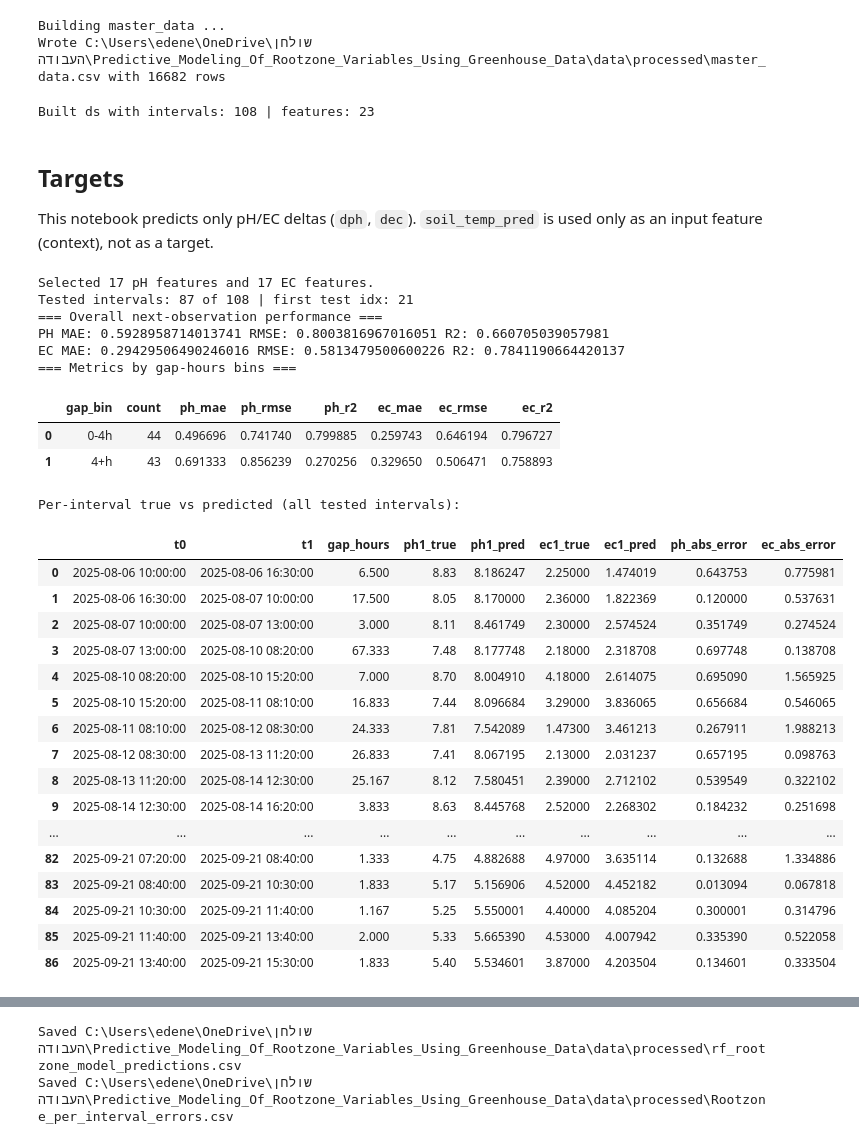
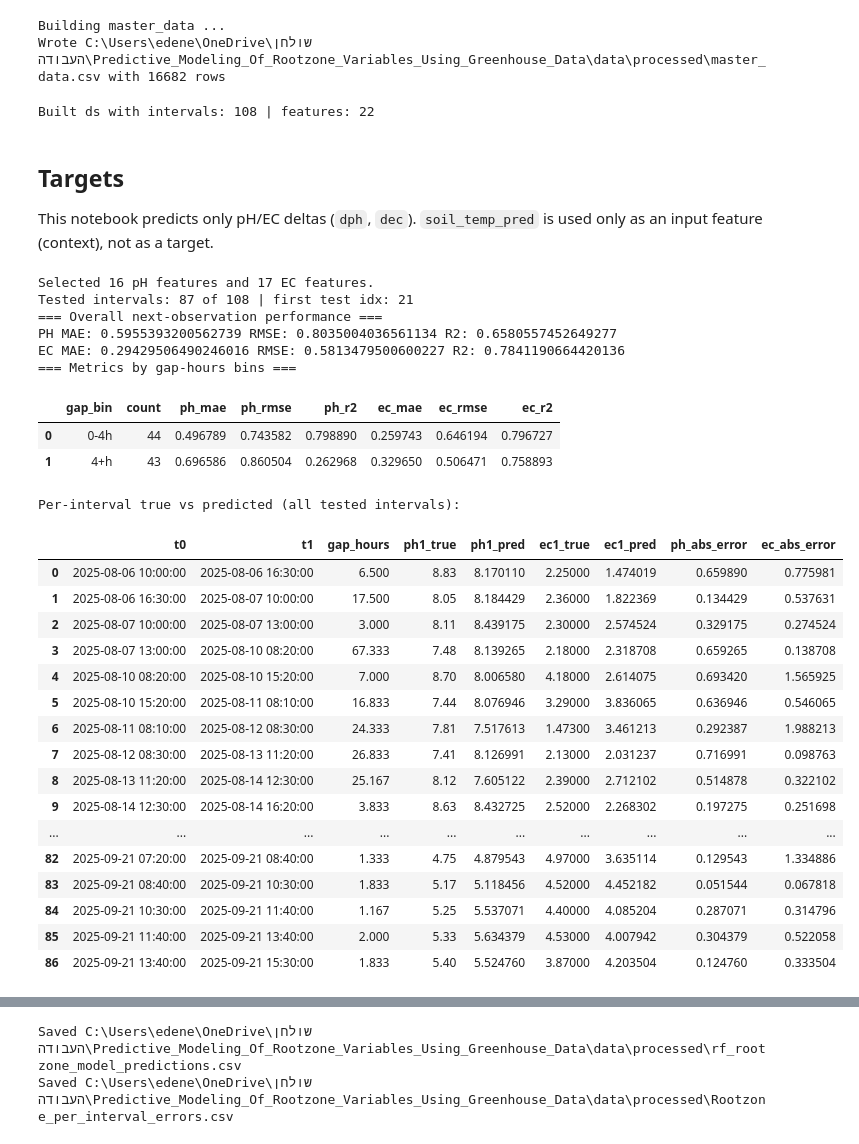
Before and after one commit to EliyahuEden/Predictive_Modeling_Of_Rootzone_Variables_Using_Greenhouse_Data, a Jupyter notebook: scripts/RF_Rootzone_Model.ipynb, the cells around one changed output, grey strips where cells are left out. Cells and saved outputs as stored; diff of their text form; code cells hidden in the pictures.

```diff
--- a/scripts/RF_Rootzone_Model.ipynb
+++ b/scripts/RF_Rootzone_Model.ipynb
@@ -499,9 +499,6 @@ def build_interval_features(master: pd.DataFrame, intervals: pd.DataFrame) -> pd
             feats['irr_ml_sum_last2h'] = 0.0
         if 'fertilization_flag' in seg_last2h.columns:
             fert2h = pd.to_numeric(seg_last2h['fertilization_flag'], errors='coerce').fillna(0)
-            feats['fert_event_count_last2h'] = int((fert2h > 0).sum())
-        else:
-            feats['fert_event_count_last2h'] = 0
 
         # Climate aggregates (only those used)
         if 'internal_air_temp_c' in seg.columns:
@@ -559,7 +556,7 @@ feature_cols_tmp = [c for c in ds.columns if c not in ['t1', 'dph', 'dec']]
 ds = ds.dropna(subset=feature_cols_tmp)
 print('Built ds with intervals:', len(ds), '| features:', len(feature_cols_tmp))
 # %% [output]
-Built ds with intervals: 108 | features: 23
+Built ds with intervals: 108 | features: 22
 # %% [markdown]
 ## Targets
 This notebook predicts only pH/EC deltas (`dph`, `dec`). `soil_temp_pred` is used only as an input feature (context), not as a target.
@@ -590,7 +587,6 @@ feature_cols_ph = [
     'gap_hours',
     'days_since_start',
     'irr_ml_sum_last2h',
-    'fert_event_count_last2h',
 ]
 
 feature_cols_ec = [
@@ -645,6 +641,9 @@ rf_params_ec = dict(
 
 print(f"Selected {len(feature_cols_ph)} pH features and {len(feature_cols_ec)} EC features.")
 
+# Short/long gap split for training
+GAP_SPLIT_HOURS = 8.0
+
 initial_train = min(30, max(5, len(ds)//5))
 if len(ds) <= initial_train + 1:
     raise RuntimeError(f"Not enough intervals: n={len(ds)} for initial_train={initial_train}")
@@ -673,6 +672,8 @@ for i in range(initial_train, len(ds)):
     ec1_pred = ec0 + dec_pred
 
     pred_rows.append({
+
+
 
         't0': ds.index[i], 't1': ds.iloc[i]['t1'], 'gap_hours': gap_hours,
         'ph0': ph0, 'ec0': ec0,
@@ -732,54 +733,54 @@ for gap_bin, grp in pred_df.groupby('gap_bin'):
 
 bin_df = pd.DataFrame(bin_rows).sort_values('gap_bin')
 print("=== Metrics by gap-hours bins ===")
 display(bin_df)
 
 pred_df['ph_abs_error'] = np.abs(pred_df['ph1_pred'] - pred_df['ph1_true'])
 pred_df['ec_abs_error'] = np.abs(pred_df['ec1_pred'] - pred_df['ec1_true'])
 pred_df['ph_signed_error'] = pred_df['ph1_pred'] - pred_df['ph1_true']
 pred_df['ec_signed_error'] = pred_df['ec1_pred'] - pred_df['ec1_true']
 print('Per-interval true vs predicted (all tested intervals):')
 tbl = pred_df[['t1','gap_hours','ph1_true','ph1_pred','ec1_true','ec1_pred','ph_abs_error','ec_abs_error']].copy()
 tbl = tbl.reset_index().rename(columns={'t0':'t0'})
 tbl = tbl.rename(columns={tbl.columns[0]:'t0'})
 tbl['gap_hours'] = tbl['gap_hours'].astype(float).round(3)
 tbl['ph1_true'] = tbl['ph1_true'].astype(float).round(6)
 tbl['ph1_pred'] = tbl['ph1_pred'].astype(float).round(6)
 tbl['ec1_true'] = tbl['ec1_true'].astype(float).round(6)
 tbl['ec1_pred'] = tbl['ec1_pred'].astype(float).round(6)
 tbl['ph_abs_error'] = tbl['ph_abs_error'].astype(float).round(6)
 tbl['ec_abs_error'] = tbl['ec_abs_error'].astype(float).round(6)
 pd.set_option('display.max_rows', None)
 pd.set_option('display.max_columns', None)
 display(tbl)
 # %% [output]
-Selected 17 pH features and 17 EC features.
+Selected 16 pH features and 17 EC features.
 Tested intervals: 87 of 108 | first test idx: 21
 === Overall next-observation performance ===
-PH MAE: 0.5928958714013741 RMSE: 0.8003816967016051 R2: 0.660705039057981
-EC MAE: 0.29429506490246016 RMSE: 0.5813479500600226 R2: 0.7841190664420137
+PH MAE: 0.5955393200562739 RMSE: 0.8035004036561134 R2: 0.6580557452649277
+EC MAE: 0.29429506490246016 RMSE: 0.5813479500600227 R2: 0.7841190664420136
 === Metrics by gap-hours bins ===
 |  | gap_bin | count | ph_mae | ph_rmse | ph_r2 | ec_mae | ec_rmse | ec_r2 |
-| 0 | 0-4h | 44 | 0.496696 | 0.741740 | 0.799885 | 0.259743 | 0.646194 | 0.796727 |
-| 1 | 4+h | 43 | 0.691333 | 0.856239 | 0.270256 | 0.329650 | 0.506471 | 0.758893 |
+| 0 | 0-4h | 44 | 0.496789 | 0.743582 | 0.798890 | 0.259743 | 0.646194 | 0.796727 |
+| 1 | 4+h | 43 | 0.696586 | 0.860504 | 0.262968 | 0.329650 | 0.506471 | 0.758893 |
 Per-interval true vs predicted (all tested intervals):
 |  | t0 | t1 | gap_hours | ph1_true | ph1_pred | ec1_true | ec1_pred | ph_abs_error | ec_abs_error |
-| 0 | 2025-08-06 10:00:00 | 2025-08-06 16:30:00 | 6.500 | 8.83 | 8.186247 | 2.25000 | 1.474019 | 0.643753 | 0.775981 |
-| 1 | 2025-08-06 16:30:00 | 2025-08-07 10:00:00 | 17.500 | 8.05 | 8.170000 | 2.36000 | 1.822369 | 0.120000 | 0.537631 |
-| 2 | 2025-08-07 10:00:00 | 2025-08-07 13:00:00 | 3.000 | 8.11 | 8.461749 | 2.30000 | 2.574524 | 0.351749 | 0.274524 |
-| 3 | 2025-08-07 13:00:00 | 2025-08-10 08:20:00 | 67.333 | 7.48 | 8.177748 | 2.18000 | 2.318708 | 0.697748 | 0.138708 |
-| 4 | 2025-08-10 08:20:00 | 2025-08-10 15:20:00 | 7.000 | 8.70 | 8.004910 | 4.18000 | 2.614075 | 0.695090 | 1.565925 |
-| 5 | 2025-08-10 15:20:00 | 2025-08-11 08:10:00 | 16.833 | 7.44 | 8.096684 | 3.29000 | 3.836065 | 0.656684 | 0.546065 |
-| 6 | 2025-08-11 08:10:00 | 2025-08-12 08:30:00 | 24.333 | 7.81 | 7.542089 | 1.47300 | 3.461213 | 0.267911 | 1.988213 |
-| 7 | 2025-08-12 08:30:00 | 2025-08-13 11:20:00 | 26.833 | 7.41 | 8.067195 | 2.13000 | 2.031237 | 0.657195 | 0.098763 |
-| 8 | 2025-08-13 11:20:00 | 2025-08-14 12:30:00 | 25.167 | 8.12 | 7.580451 | 2.39000 | 2.712102 | 0.539549 | 0.322102 |
-| 9 | 2025-08-14 12:30:00 | 2025-08-14 16:20:00 | 3.833 | 8.63 | 8.445768 | 2.52000 | 2.268302 | 0.184232 | 0.251698 |
+| 0 | 2025-08-06 10:00:00 | 2025-08-06 16:30:00 | 6.500 | 8.83 | 8.170110 | 2.25000 | 1.474019 | 0.659890 | 0.775981 |
+| 1 | 2025-08-06 16:30:00 | 2025-08-07 10:00:00 | 17.500 | 8.05 | 8.184429 | 2.36000 | 1.822369 | 0.134429 | 0.537631 |
+| 2 | 2025-08-07 10:00:00 | 2025-08-07 13:00:00 | 3.000 | 8.11 | 8.439175 | 2.30000 | 2.574524 | 0.329175 | 0.274524 |
+| 3 | 2025-08-07 13:00:00 | 2025-08-10 08:20:00 | 67.333 | 7.48 | 8.139265 | 2.18000 | 2.318708 | 0.659265 | 0.138708 |
+| 4 | 2025-08-10 08:20:00 | 2025-08-10 15:20:00 | 7.000 | 8.70 | 8.006580 | 4.18000 | 2.614075 | 0.693420 | 1.565925 |
+| 5 | 2025-08-10 15:20:00 | 2025-08-11 08:10:00 | 16.833 | 7.44 | 8.076946 | 3.29000 | 3.836065 | 0.636946 | 0.546065 |
+| 6 | 2025-08-11 08:10:00 | 2025-08-12 08:30:00 | 24.333 | 7.81 | 7.517613 | 1.47300 | 3.461213 | 0.292387 | 1.988213 |
+| 7 | 2025-08-12 08:30:00 | 2025-08-13 11:20:00 | 26.833 | 7.41 | 8.126991 | 2.13000 | 2.031237 | 0.716991 | 0.098763 |
+| 8 | 2025-08-13 11:20:00 | 2025-08-14 12:30:00 | 25.167 | 8.12 | 7.605122 | 2.39000 | 2.712102 | 0.514878 | 0.322102 |
+| 9 | 2025-08-14 12:30:00 | 2025-08-14 16:20:00 | 3.833 | 8.63 | 8.432725 | 2.52000 | 2.268302 | 0.197275 | 0.251698 |
 | ... | ... | ... | ... | ... | ... | ... | ... | ... | ... |
-| 82 | 2025-09-21 07:20:00 | 2025-09-21 08:40:00 | 1.333 | 4.75 | 4.882688 | 4.97000 | 3.635114 | 0.132688 | 1.334886 |
-| 83 | 2025-09-21 08:40:00 | 2025-09-21 10:30:00 | 1.833 | 5.17 | 5.156906 | 4.52000 | 4.452182 | 0.013094 | 0.067818 |
-| 84 | 2025-09-21 10:30:00 | 2025-09-21 11:40:00 | 1.167 | 5.25 | 5.550001 | 4.40000 | 4.085204 | 0.300001 | 0.314796 |
-| 85 | 2025-09-21 11:40:00 | 2025-09-21 13:40:00 | 2.000 | 5.33 | 5.665390 | 4.53000 | 4.007942 | 0.335390 | 0.522058 |
-| 86 | 2025-09-21 13:40:00 | 2025-09-21 15:30:00 | 1.833 | 5.40 | 5.534601 | 3.87000 | 4.203504 | 0.134601 | 0.333504 |
+| 82 | 2025-09-21 07:20:00 | 2025-09-21 08:40:00 | 1.333 | 4.75 | 4.879543 | 4.97000 | 3.635114 | 0.129543 | 1.334886 |
+| 83 | 2025-09-21 08:40:00 | 2025-09-21 10:30:00 | 1.833 | 5.17 | 5.118456 | 4.52000 | 4.452182 | 0.051544 | 0.067818 |
+| 84 | 2025-09-21 10:30:00 | 2025-09-21 11:40:00 | 1.167 | 5.25 | 5.537071 | 4.40000 | 4.085204 | 0.287071 | 0.314796 |
+| 85 | 2025-09-21 11:40:00 | 2025-09-21 13:40:00 | 2.000 | 5.33 | 5.634379 | 4.53000 | 4.007942 | 0.304379 | 0.522058 |
+| 86 | 2025-09-21 13:40:00 | 2025-09-21 15:30:00 | 1.833 | 5.40 | 5.524760 | 3.87000 | 4.203504 | 0.124760 | 0.333504 |
 # %%
 # Feature importance (display only) for the current feature sets
 ph_rf = RandomForestRegressor(**rf_params_ph)
```
Also changed, not shown: parts of 2 cells of this notebook, 2 other files.
